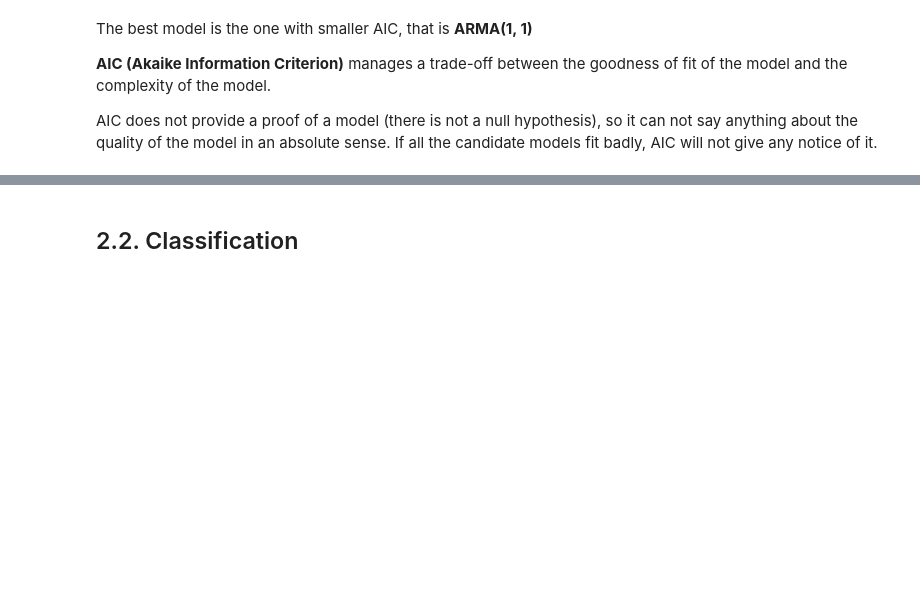
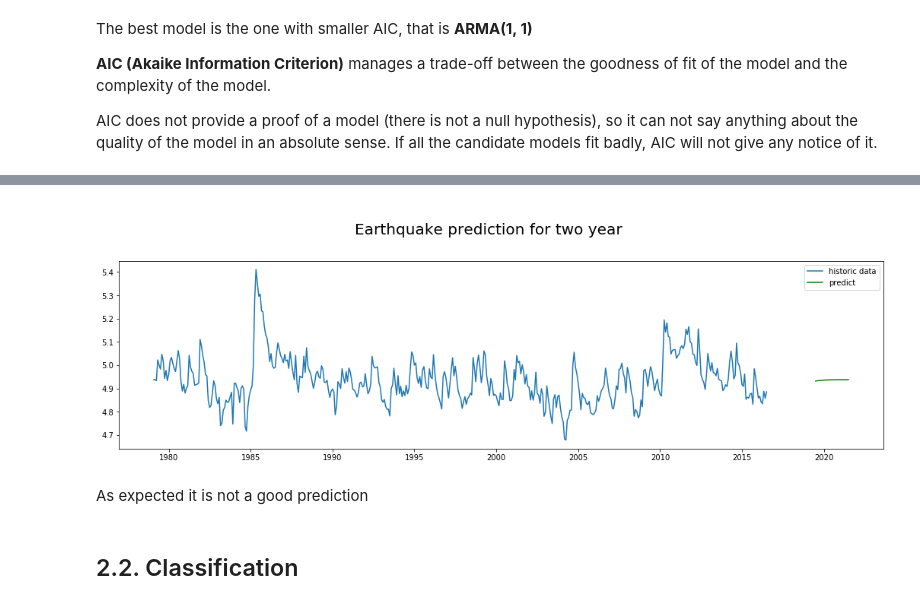
Before and after one commit to HitosVilla/TFM_Earthquake_Prediction, a Jupyter notebook: TFM_Memo.ipynb, the cells around one changed output, grey strips where cells are left out. Saved outputs shown, nothing was run; the diff lists cells and outputs as text; code cells hidden in the pictures; blank space fills up the shorter version.

```diff
--- a/TFM_Memo.ipynb
+++ b/TFM_Memo.ipynb
@@ -393,3 +422,15 @@ ValueError: Length of passed values is 445, index implies 3
+# %%
+plt.figure(figsize=(18, 10))
+plt.subplot(211)
+plt.suptitle('\nEarthquake prediction for two year', fontsize=20)
+plt.plot(forecast, label='historic data')
+plt.plot(forecast2, color='green', label='predict')
+plt.legend(loc='best')
+plt.show;
+# %% [output]
+[figure, added]
+# %% [markdown]
+As expected it is not a good prediction
 # %% [markdown]
 ## 2.2. Classification
 # %%
```
Also changed, not shown: parts of 16 cells of this notebook.
